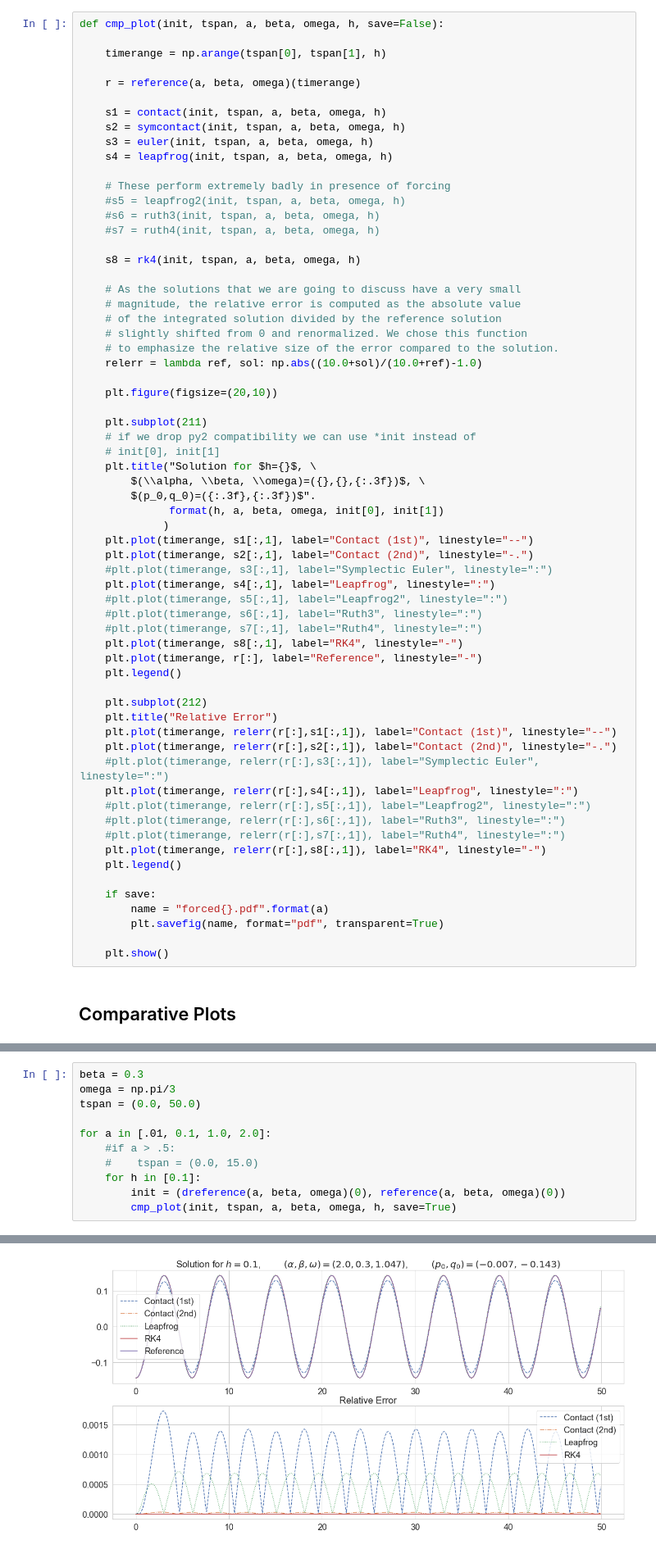
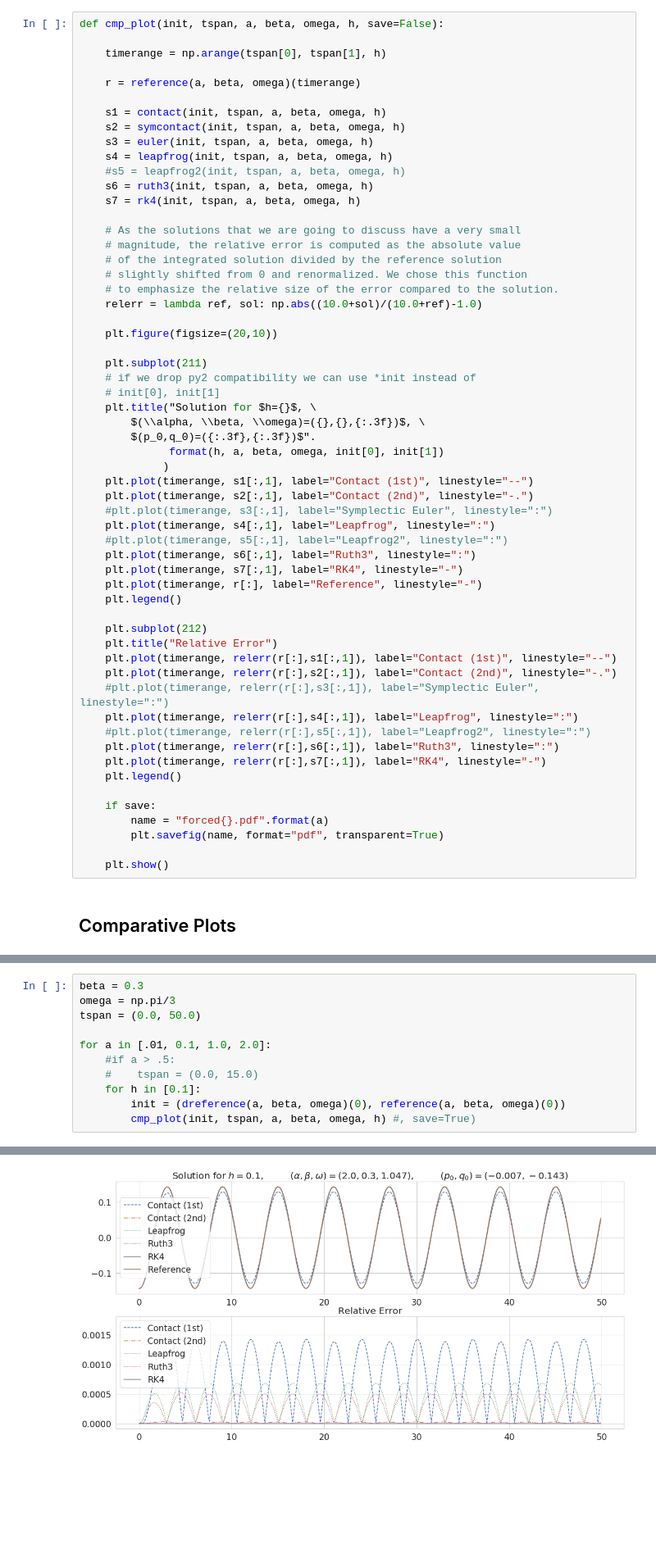
Before and after one commit to mseri/contact-variational-integrator, a Jupyter notebook: DampedOscillatorWithForcing.ipynb, the cells around one changed output, grey strips where cells are left out. Shown at 82% size. Cells and saved outputs as stored; diff of their text form; blank space fills up the shorter version.

```diff
--- a/DampedOscillatorWithForcing.ipynb
+++ b/DampedOscillatorWithForcing.ipynb
@@ -68,13 +68,9 @@ def cmp_plot(init, tspan, a, beta, omega, h, save=False):
     s2 = symcontact(init, tspan, a, beta, omega, h)
     s3 = euler(init, tspan, a, beta, omega, h)
     s4 = leapfrog(init, tspan, a, beta, omega, h)
-
-    # These perform extremely badly in presence of forcing
     #s5 = leapfrog2(init, tspan, a, beta, omega, h)
-    #s6 = ruth3(init, tspan, a, beta, omega, h)
-    #s7 = ruth4(init, tspan, a, beta, omega, h)
-
-    s8 = rk4(init, tspan, a, beta, omega, h)
+    s6 = ruth3(init, tspan, a, beta, omega, h)
+    s7 = rk4(init, tspan, a, beta, omega, h)
 
     # As the solutions that we are going to discuss have a very small
     # magnitude, the relative error is computed as the absolute value
@@ -98,9 +94,8 @@ def cmp_plot(init, tspan, a, beta, omega, h, save=False):
     #plt.plot(timerange, s3[:,1], label="Symplectic Euler", linestyle=":")
     plt.plot(timerange, s4[:,1], label="Leapfrog", linestyle=":")
     #plt.plot(timerange, s5[:,1], label="Leapfrog2", linestyle=":")
-    #plt.plot(timerange, s6[:,1], label="Ruth3", linestyle=":")
-    #plt.plot(timerange, s7[:,1], label="Ruth4", linestyle=":")
-    plt.plot(timerange, s8[:,1], label="RK4", linestyle="-")
+    plt.plot(timerange, s6[:,1], label="Ruth3", linestyle=":")
+    plt.plot(timerange, s7[:,1], label="RK4", linestyle="-")
     plt.plot(timerange, r[:], label="Reference", linestyle="-")
     plt.legend()
 
@@ -111,9 +106,8 @@ def cmp_plot(init, tspan, a, beta, omega, h, save=False):
     #plt.plot(timerange, relerr(r[:],s3[:,1]), label="Symplectic Euler", linestyle=":")
     plt.plot(timerange, relerr(r[:],s4[:,1]), label="Leapfrog", linestyle=":")
     #plt.plot(timerange, relerr(r[:],s5[:,1]), label="Leapfrog2", linestyle=":")
-    #plt.plot(timerange, relerr(r[:],s6[:,1]), label="Ruth3", linestyle=":")
-    #plt.plot(timerange, relerr(r[:],s7[:,1]), label="Ruth4", linestyle=":")
-    plt.plot(timerange, relerr(r[:],s8[:,1]), label="RK4", linestyle="-")
+    plt.plot(timerange, relerr(r[:],s6[:,1]), label="Ruth3", linestyle=":")
+    plt.plot(timerange, relerr(r[:],s7[:,1]), label="RK4", linestyle="-")
     plt.legend()
 
     if save:
@@ -144,5 +138,5 @@ for a in [.01, 0.1, 1.0, 2.0]:
     #    tspan = (0.0, 15.0)
     for h in [0.1]:
         init = (dreference(a, beta, omega)(0), reference(a, beta, omega)(0))
-        cmp_plot(init, tspan, a, beta, omega, h, save=True)
+        cmp_plot(init, tspan, a, beta, omega, h) #, save=True)
 # %% [output]
@@ -152 +146 @@ for a in [.01, 0.1, 1.0, 2.0]:
-[figure, old version]
+[figure, new version]
```
Also changed, not shown: parts of 3 cells of this notebook, 6 other files.
